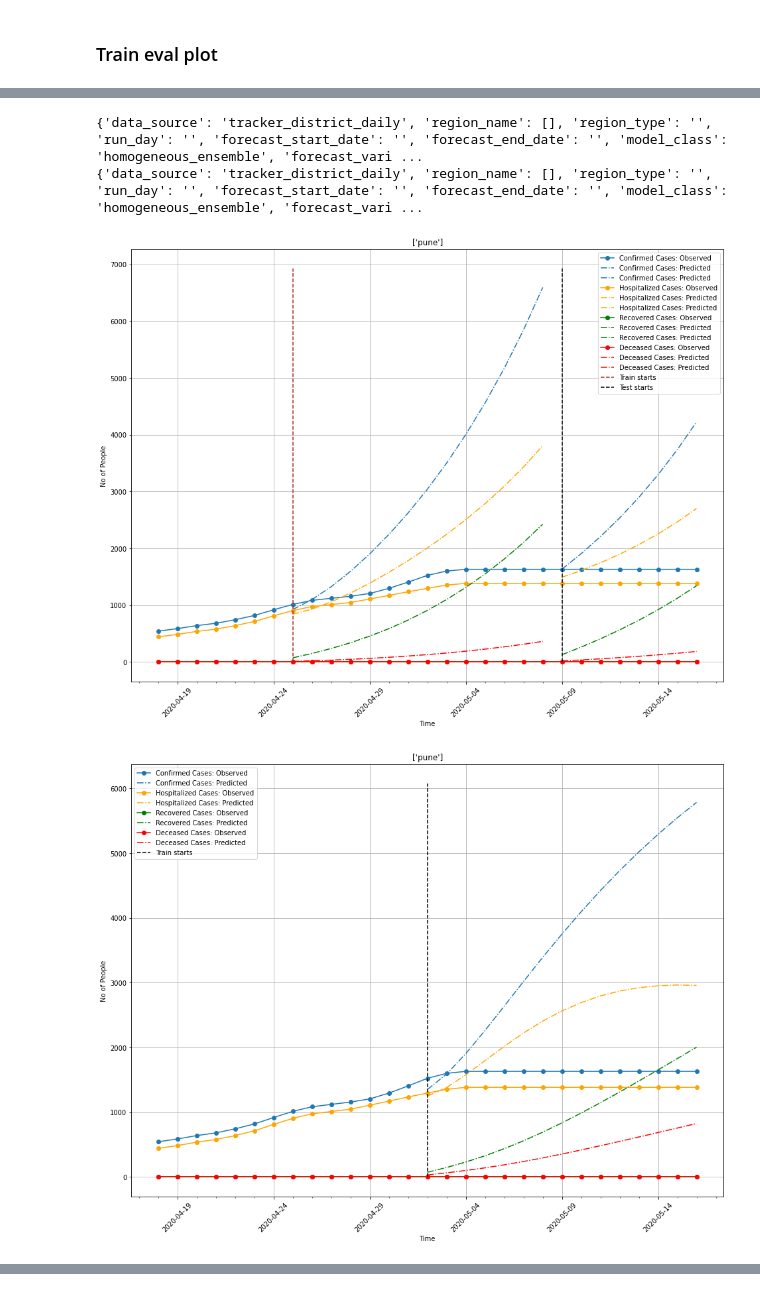
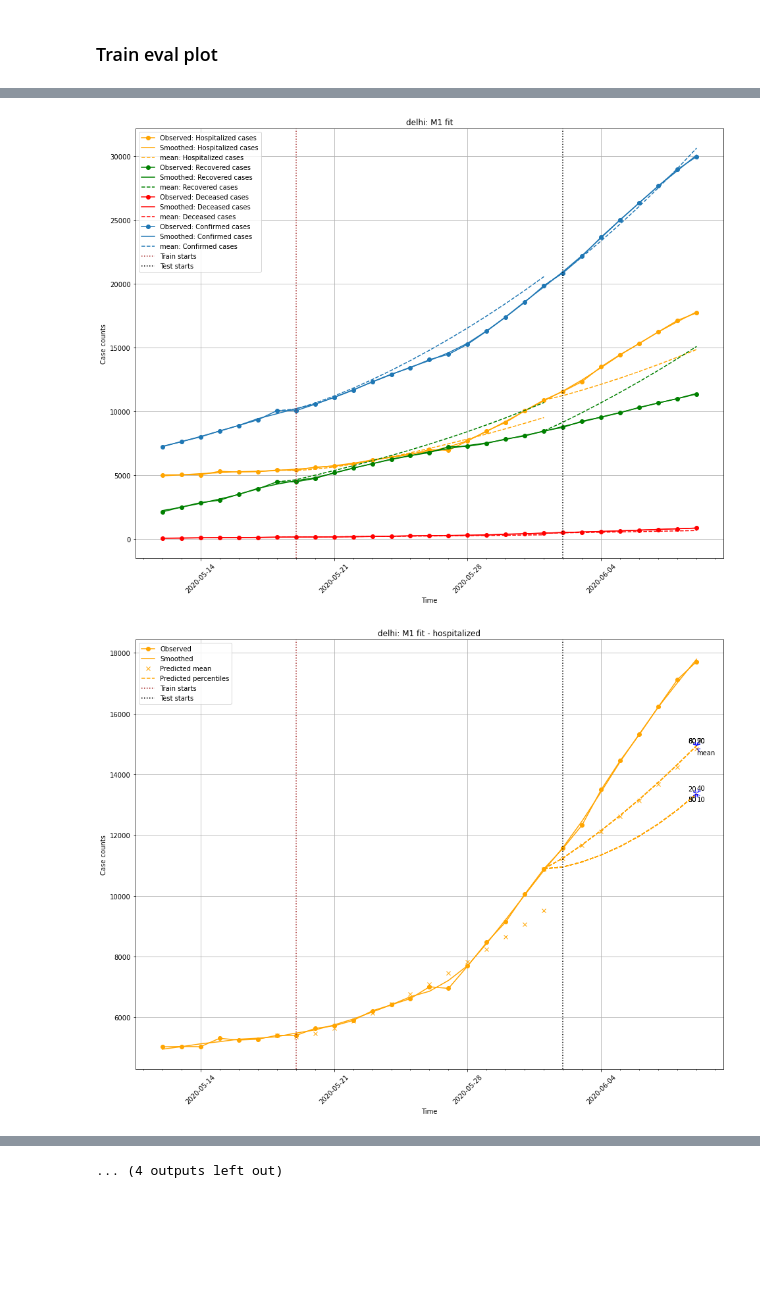
Before and after one commit to dsindiavscovid/covid19-india, a Jupyter notebook: notebooks/Ensemble.ipynb, the cells around one changed output, grey strips where cells are left out. Saved outputs shown, nothing was run; the diff lists cells and outputs as text; code cells hidden in the pictures; blank space fills up the shorter version.

Commit message:
Test notebook with new plots

```diff
--- a/notebooks/Ensemble.ipynb
+++ b/notebooks/Ensemble.ipynb
@@ -36,12 +44,11 @@ forecast_length = 30 # Length of forecast interval (days)
 # %% [markdown]
 ### Inputs to train-eval-plot
 # %%
-region = ['pune']
-region_type = 'district'
+region = ['delhi']
+region_type = 'state'
 
-current_day = datetime.now().date() - timedelta(60)
+current_day = datetime.now().date() - timedelta(40)
 forecast_length = 30
 
 name_prefix = region
-print(current_day)
 # %% [output]
@@ -54,6 +61,6 @@ train_eval_plot_ensemble(region, region_type,
                          current_day, forecast_length,
                          default_train_config, default_test_config, default_forecast_config,
                          train_period = 14, test_period = 7,
-                         max_evals = 100, data_source = 'direct_csv', input_filepath = '../data/pune_data.csv',
+                         max_evals = 100, data_source = 'rootnet_stats_history',
                          mlflow_log = False, mlflow_run_name = "Ensemble testing")
 # %% [output]
@@ -72,4 +73,2 @@ To register the converters:
-{'data_source': 'tracker_district_daily', 'region_name': [], 'region_type': '', 'run_day': '', 'forecast_start_date': '', 'forecast_end_date': '', 'model_class': 'homogeneous_ensemble', 'forecast_vari ...
-{'data_source': 'tracker_district_daily', 'region_name': [], 'region_type': '', 'run_day': '', 'forecast_start_date': '', 'forecast_end_date': '', 'model_class': 'homogeneous_ensemble', 'forecast_vari ...
-[figure, old version]
+[figure, new version]
-[figure, old version]
+[figure, new version]
@@ -76,0 +84 @@ To register the converters:
+... (4 outputs left out)
```
Also changed, not shown: parts of 7 cells of this notebook.
